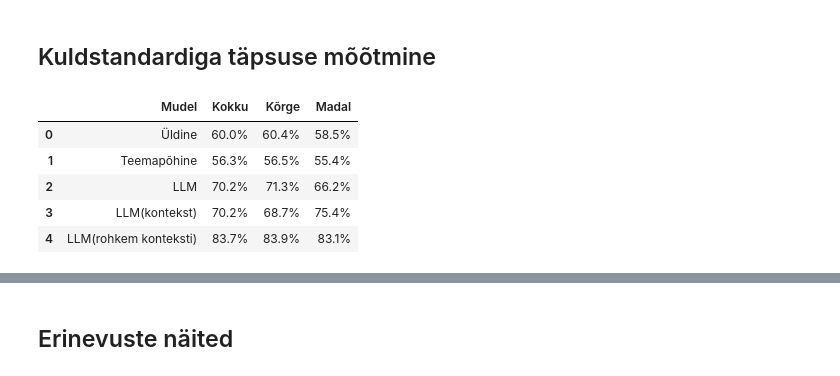
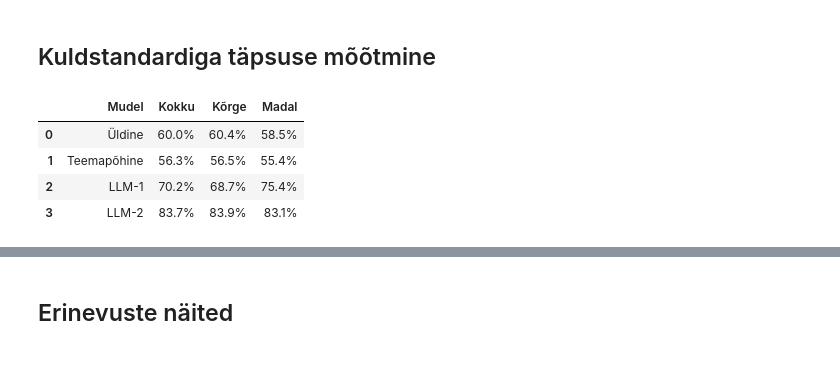
Before and after one commit to annmarleenvarul/Redditi-postituste-automaatne-klassifitseerimine-erineva-signaalitasemega-keskkondades, a Jupyter notebook: notebooks/model_comparison.ipynb, the cells around one changed output, grey strips where cells are left out. Saved outputs shown, nothing was run; the diff lists cells and outputs as text; code cells hidden in the pictures.

```diff
--- a/notebooks/model_comparison.ipynb
+++ b/notebooks/model_comparison.ipynb
@@ -1,15 +1,11 @@
 # %%
 import pandas as pd
 # %%
-results1 = pd.read_csv("../data/results/post_level_results.csv")
 results2 = pd.read_csv("../data/sentiment_results/post_level_results_2.csv")
 results3 = pd.read_csv("../data/sentiment_results/post_level_results_3.csv")
 
-results1 = results1.rename(columns={"llm_sentiment": "llm_label_first", "llm_confidence": "llm_conf_first", "llm_reasoning": "llm_reason_first"})
 results2 = results2.rename(columns={ "llm_sentiment": "llm_label_second", "llm_confidence": "llm_conf_second", "llm_reasoning": "llm_reason_second" })
 results3 = results3.rename(columns={ "llm_sentiment": "llm_label_third", "llm_confidence": "llm_conf_third", "llm_reasoning": "llm_reason_third"})
 
-results = results1.merge(results2[["id", "llm_label_second", "llm_conf_second", "llm_reason_second"]], on="id", how="left")
-results = results.merge( results3[["id", "llm_label_third", "llm_conf_third", "llm_reason_third"]], on="id", how="left")
-
+results = results2.merge( results3[["id", "llm_label_third", "llm_conf_third", "llm_reason_third"]], on="id", how="left")
 results = results.reset_index(drop=True)
@@ -120,7 +156,7 @@ Differences: llm_label_second vs llm_label_third
 ## Kuldstandardiga täpsuse mõõtmine
 # %%
 gold = pd.read_excel("../data/gold_standard_filled.xlsx")
-gold = gold.merge(results[["id", "source_set", "overall_label", "topic_label_3class", "llm_label_first", "llm_label_second", "llm_label_third"]], on="id")
+gold = gold.merge(results[["id", "source_set", "overall_label", "topic_label_3class", "llm_label_second", "llm_label_third"]], on="id")
 # %%
 from sklearn.metrics import accuracy_score
 
@@ -129,41 +165,37 @@ low = gold[gold["source_set"] == "low"]
 
 overall_accuracy = accuracy_score(gold["gold_label"], gold["overall_label"])
 topic_accuracy = accuracy_score(gold["gold_label"], gold["topic_label_3class"])
-llm_accuracy_first = accuracy_score(gold["gold_label"], gold["llm_label_first"])
 llm_accuracy_second = accuracy_score(gold["gold_label"], gold["llm_label_second"])
 llm_accuracy_third = accuracy_score(gold["gold_label"], gold["llm_label_third"])
 
 overall_high = accuracy_score(high["gold_label"], high["overall_label"])
 topic_high = accuracy_score(high["gold_label"], high["topic_label_3class"])
-llm_high_1 = accuracy_score(high["gold_label"], high["llm_label_first"])
 llm_high_2 = accuracy_score(high["gold_label"], high["llm_label_second"])
 llm_high_3 = accuracy_score(high["gold_label"], high["llm_label_third"])
 
 
 
 overall_low = accuracy_score(low["gold_label"], low["overall_label"])
 topic_low = accuracy_score(low["gold_label"], low["topic_label_3class"])
-llm_low_1 = accuracy_score(low["gold_label"], low["llm_label_first"])
 llm_low_2 = accuracy_score(low["gold_label"], low["llm_label_second"])
 llm_low_3 = accuracy_score(low["gold_label"], low["llm_label_third"])
 
 
 table = pd.DataFrame({
-    "Mudel": ["Üldine", "Teemapõhine", "LLM", "LLM(kontekst)", "LLM(rohkem konteksti)"],
-    "Kokku": [ round(overall_accuracy * 100, 1), round(topic_accuracy * 100, 1), round(llm_accuracy_first * 100, 1) , round(llm_accuracy_second * 100, 1), round(llm_accuracy_third * 100, 1)],
-    "Kõrge": [round(overall_high * 100, 1),round(topic_high * 100, 1), round(llm_high_1 * 100, 1), round(llm_high_2 * 100, 1), round(llm_high_3 * 100, 1)],
-    "Madal": [round(overall_low * 100, 1), round(topic_low * 100, 1),round(llm_low_1 * 100, 1), round(llm_low_2 * 100, 1), round(llm_low_3 * 100, 1)],
+    "Mudel": ["Üldine", "Teemapõhine", "LLM-1", "LLM-2"],
+    "Kokku": [ round(overall_accuracy * 100, 1), round(topic_accuracy * 100, 1) , round(llm_accuracy_second * 100, 1), round(llm_accuracy_third * 100, 1)],
+    "Kõrge": [round(overall_high * 100, 1),round(topic_high * 100, 1), round(llm_high_2 * 100, 1), round(llm_high_3 * 100, 1)],
+    "Madal": [round(overall_low * 100, 1), round(topic_low * 100, 1), round(llm_low_2 * 100, 1), round(llm_low_3 * 100, 1)],
 })
 
 table["Kokku"] = table["Kokku"].astype(str) + "%"
 table["Kõrge"] = table["Kõrge"].astype(str) + "%"
 table["Madal"] = table["Madal"].astype(str) + "%"
 
 table
 # %% [output]
 |  | Mudel | Kokku | Kõrge | Madal |
 | 0 | Üldine | 60.0% | 60.4% | 58.5% |
 | 1 | Teemapõhine | 56.3% | 56.5% | 55.4% |
-| 2 | LLM | 70.2% | 71.3% | 66.2% |
-| 3 | LLM(kontekst) | 70.2% | 68.7% | 75.4% |
-| 4 | LLM(rohkem konteksti) | 83.7% | 83.9% | 83.1% |
+| 2 | LLM-1 | 70.2% | 68.7% | 75.4% |
+| 3 | LLM-2 | 83.7% | 83.9% | 83.1% |
```
Also changed, not shown: parts of 17 cells of this notebook, 38 other files.
